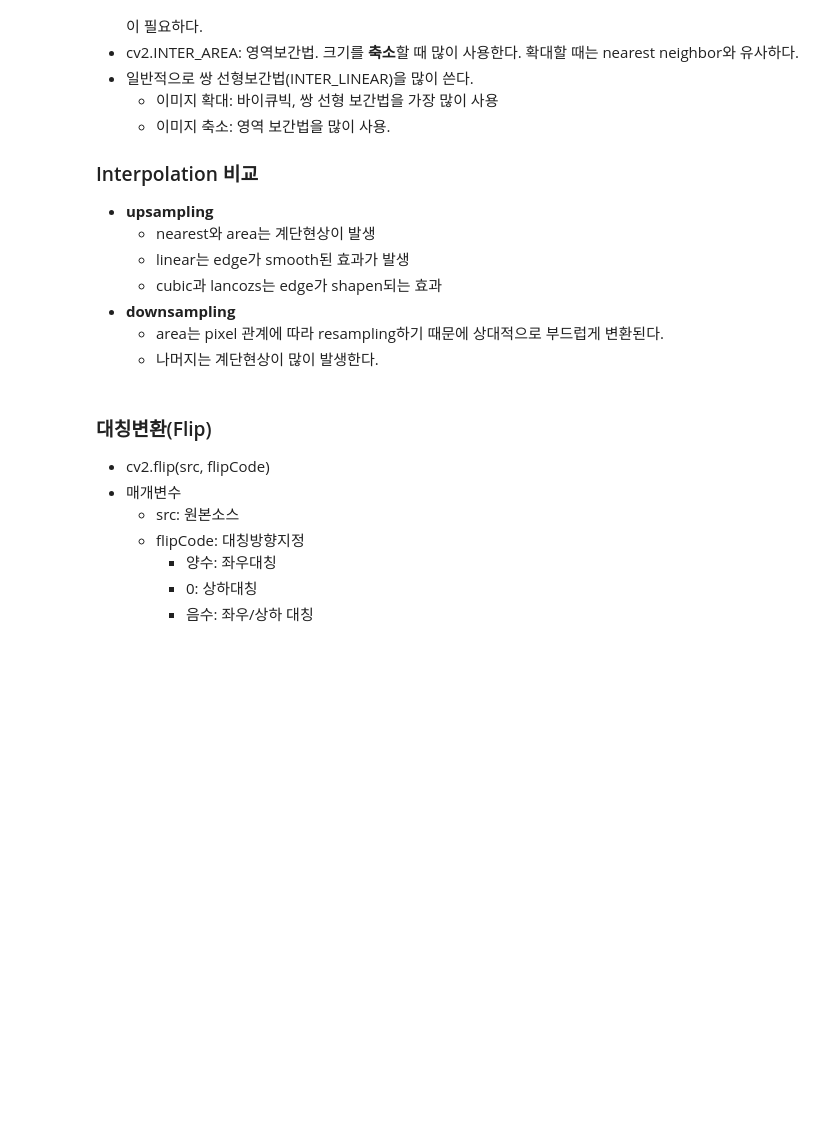
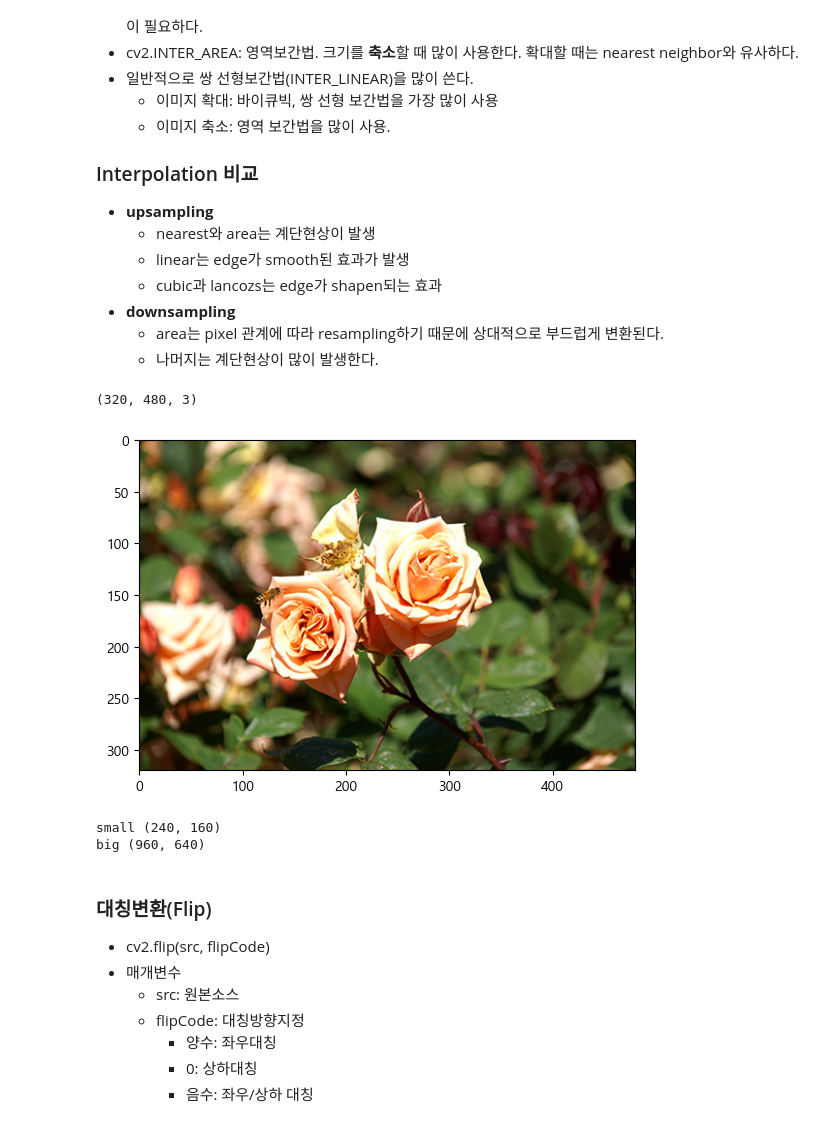
Before and after one commit to clerknek/PlayData, a Jupyter notebook: 06_OpenCV/03_도형그리기_이미지 이동.ipynb, the cells around one changed output. Saved outputs shown, nothing was run; the diff lists cells and outputs as text; code cells hidden in the pictures; blank space fills up the shorter version.

```diff
--- a/06_OpenCV/03_도형그리기_이미지 이동.ipynb
+++ b/06_OpenCV/03_도형그리기_이미지 이동.ipynb
@@ -282,3 +356,22 @@ $$
 - **downsampling**
     - area는 pixel 관계에 따라 resampling하기 때문에 상대적으로 부드럽게 변환된다.
     - 나머지는 계단현상이 많이 발생한다.
+# %%
+import cv2
+import matplotlib.pyplot as plt
+img = cv2.imread('images/rose.bmp')
+print(img.shape)
+plt.imshow(img[:,:,::-1])
+plt.show()
+# %% [output]
+(320, 480, 3)
+[figure, added]
+# %%
+height, width = img.shape[:2]
+small_size = int(width*0.5), int(height*0.5)
+big_size = int(width*2), int(height*2)
+print('small', small_size)
+print('big', big_size)
+# %% [output]
+small (240, 160)
+big (960, 640)
```
Also changed, not shown: parts of 25 cells of this notebook, 18 other files.
